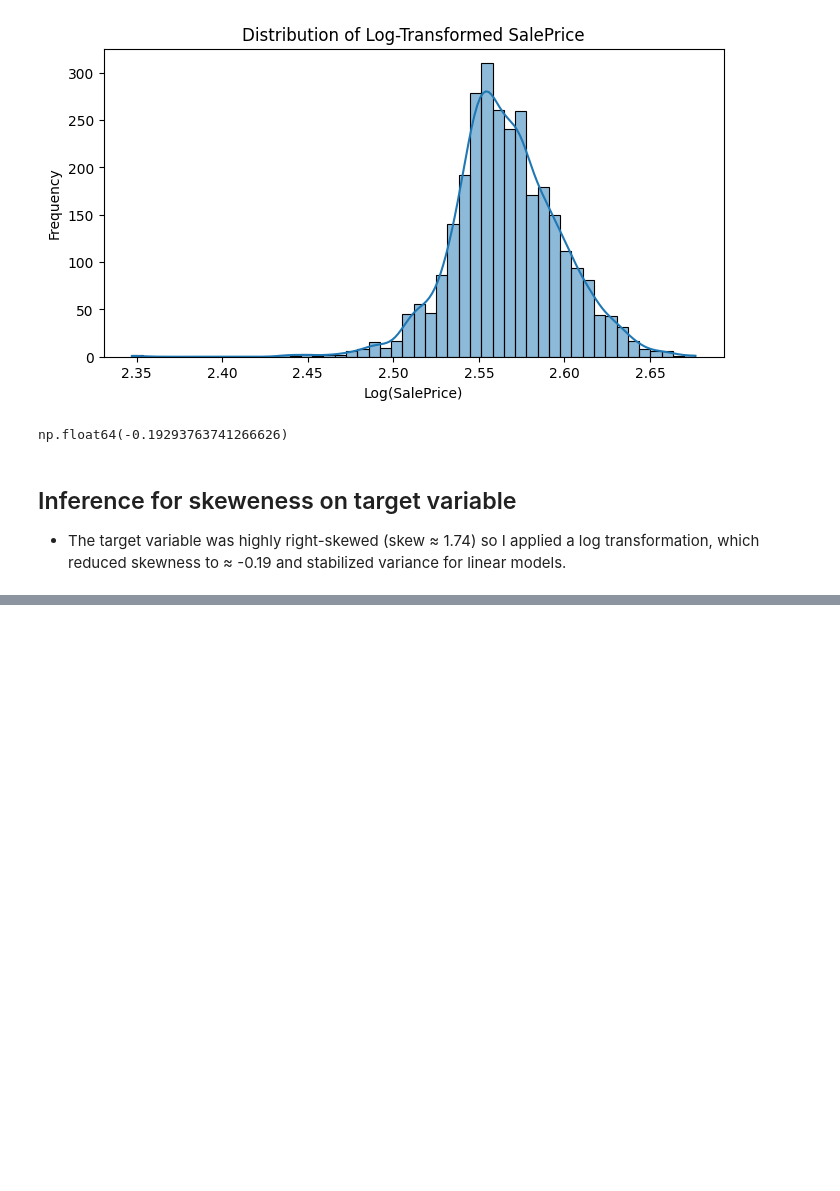
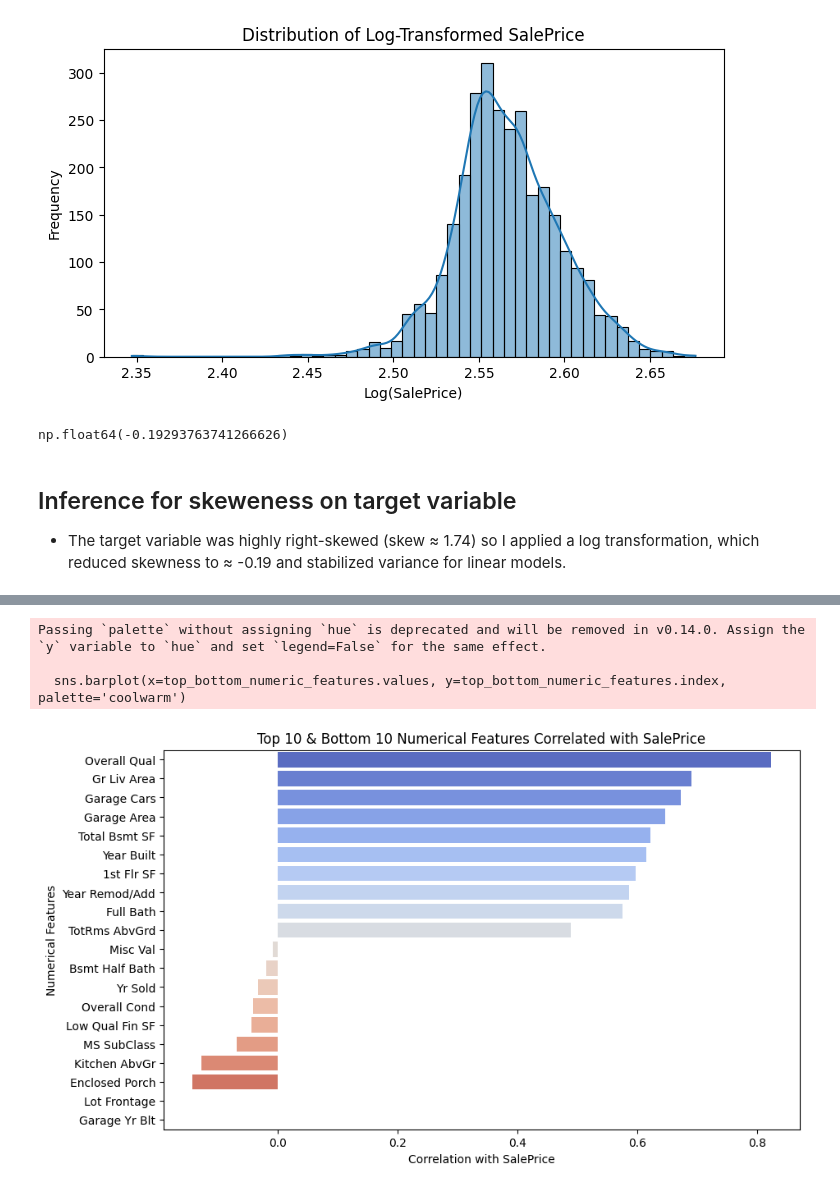
Before and after one commit to codebynishhhi/house_price_prediction, a Jupyter notebook: notebooks/exploration.ipynb, the cells around one changed output, grey strips where cells are left out. Saved outputs shown, nothing was run; the diff lists cells and outputs as text; code cells hidden in the pictures; blank space fills up the shorter version.

```diff
--- a/notebooks/exploration.ipynb
+++ b/notebooks/exploration.ipynb
@@ -670,0 +673,3 @@ so I applied a log transformation, which reduced skewness to ≈ -0.19 and stabi
+# %%
+X = df.drop(columns=['SalePrice', 'SalePrice_log'])
+y = df['SalePrice_log']
@@ -670,0 +680,5 @@ so I applied a log transformation, which reduced skewness to ≈ -0.19 and stabi
+# %%
+# recreating numeric  and categorical columns list after x and y separation
+numeric_cols = X.select_dtypes(include=['int64', 'float64']).columns
+categorical_columns = X.select_dtypes(include=['object']).columns.tolist()
+numeric_cols
@@ -670,0 +696,3 @@ so I applied a log transformation, which reduced skewness to ≈ -0.19 and stabi
+# %%
+target_corr_numeric = X[numeric_cols].corrwith(y).sort_values(ascending=False)
+target_corr_numeric
@@ -670,0 +717,19 @@ so I applied a log transformation, which reduced skewness to ≈ -0.19 and stabi
+# %%
+# understanding the distribution for numerical  features
+# for numerical columns ---> picking top 10 correlated features with target variable and bottom 10 negatively correlated features
+top_10_numeric_corr = target_corr_numeric.sort_values(ascending=False).head(10)
+botthom_10_numeric_corr = target_corr_numeric.sort_values(ascending=False).tail(10)
+top_bottom_numeric_features = pd.concat([top_10_numeric_corr, botthom_10_numeric_corr])
+
+# plotting the top 10 & bottom 10 correlated numerical features
+plt.figure(figsize=(10,6))
+sns.barplot(x=top_bottom_numeric_features.values, y=top_bottom_numeric_features.index, palette='coolwarm')
+plt.title('Top 10 & Bottom 10 Numerical Features Correlated with SalePrice')
+plt.xlabel('Correlation with SalePrice')
+plt.ylabel('Numerical Features')
+plt.show()
+# %% [output]
+Passing `palette` without assigning `hue` is deprecated and will be removed in v0.14.0. Assign the `y` variable to `hue` and set `legend=False` for the same effect.
+
+  sns.barplot(x=top_bottom_numeric_features.values, y=top_bottom_numeric_features.index, palette='coolwarm')
+[figure, added]
```
Also changed, not shown: parts of 5 cells of this notebook.
